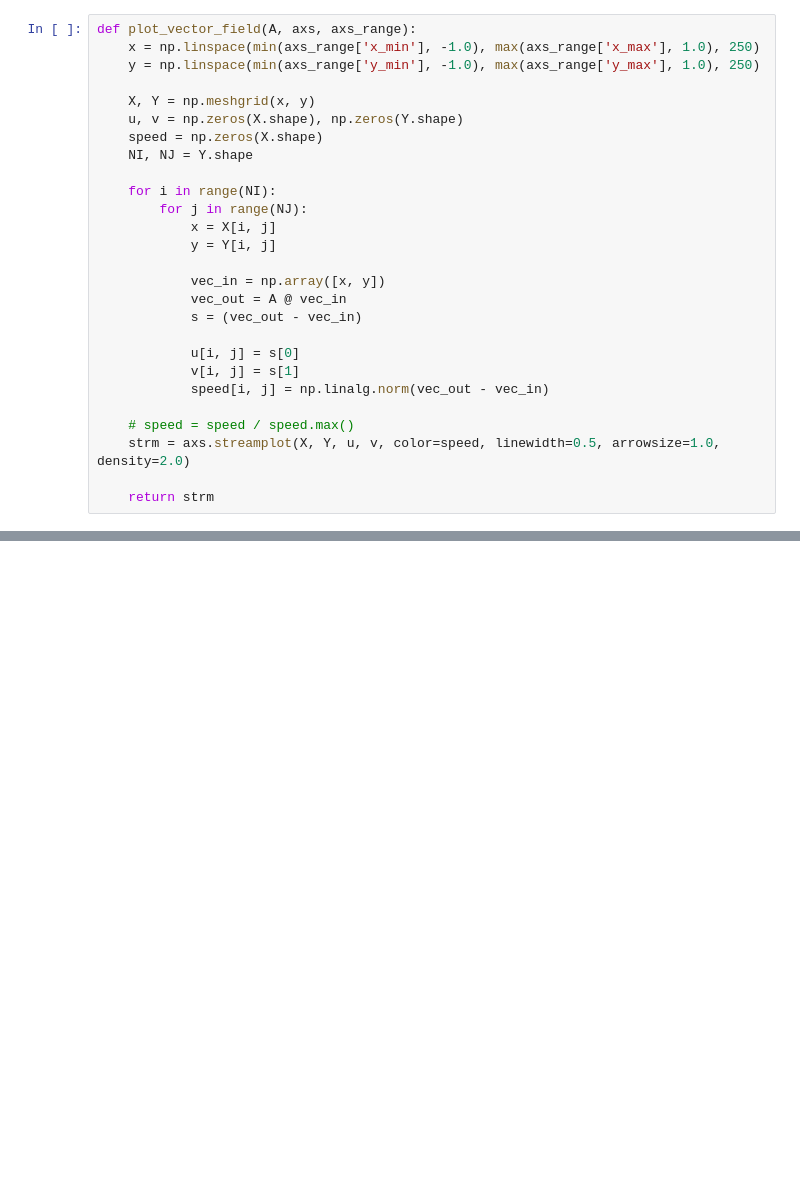
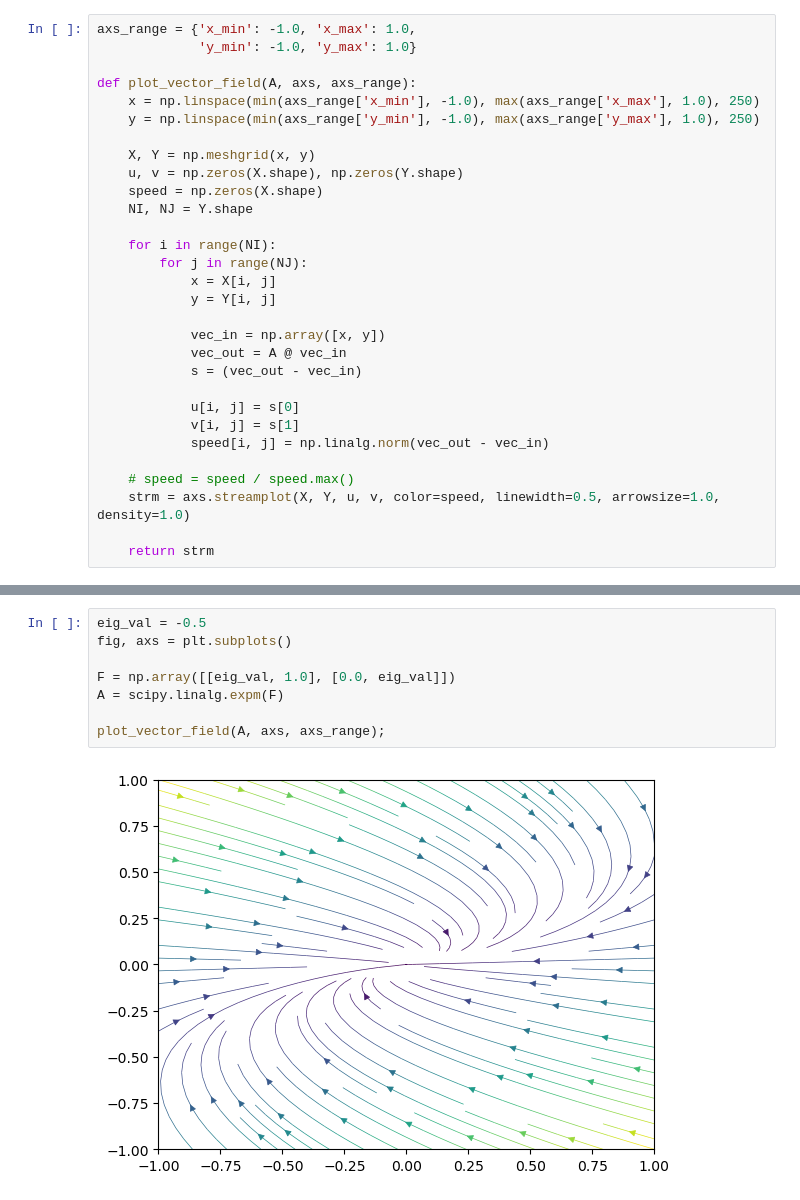
Before and after one commit to memming/linear-algebra-and-dynamics-lectures, a Jupyter notebook: code/continuous_time_dynamics.ipynb, the cells around one changed output, grey strips where cells are left out. Saved outputs shown, nothing was run; the diff lists cells and outputs as text; blank space fills up the shorter version.

```diff
--- a/code/continuous_time_dynamics.ipynb
+++ b/code/continuous_time_dynamics.ipynb
@@ -5,5 +6,8 @@ import numpy as np
 import matplotlib.pyplot as plt
 # %%
+axs_range = {'x_min': -1.0, 'x_max': 1.0,
+             'y_min': -1.0, 'y_max': 1.0}
+
 def plot_vector_field(A, axs, axs_range):
     x = np.linspace(min(axs_range['x_min'], -1.0), max(axs_range['x_max'], 1.0), 250)
     y = np.linspace(min(axs_range['y_min'], -1.0), max(axs_range['y_max'], 1.0), 250)
@@ -27,6 +31,6 @@ def plot_vector_field(A, axs, axs_range):
             speed[i, j] = np.linalg.norm(vec_out - vec_in)
 
     # speed = speed / speed.max()
-    strm = axs.streamplot(X, Y, u, v, color=speed, linewidth=0.5, arrowsize=1.0, density=2.0)
+    strm = axs.streamplot(X, Y, u, v, color=speed, linewidth=0.5, arrowsize=1.0, density=1.0)
 
     return strm
@@ -61,0 +45,10 @@ plt.show()
+# %%
+eig_val = -0.5
+fig, axs = plt.subplots()
+
+F = np.array([[eig_val, 1.0], [0.0, eig_val]])
+A = scipy.linalg.expm(F)
+
+plot_vector_field(A, axs, axs_range);
+# %% [output]
+[figure, added]
```
Also changed, not shown: parts of 10 cells of this notebook.
